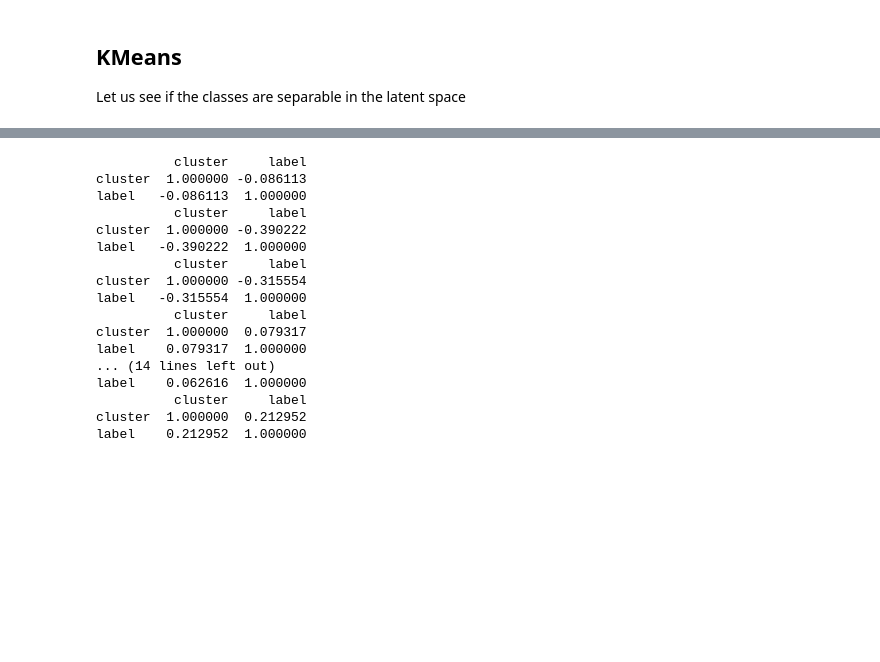
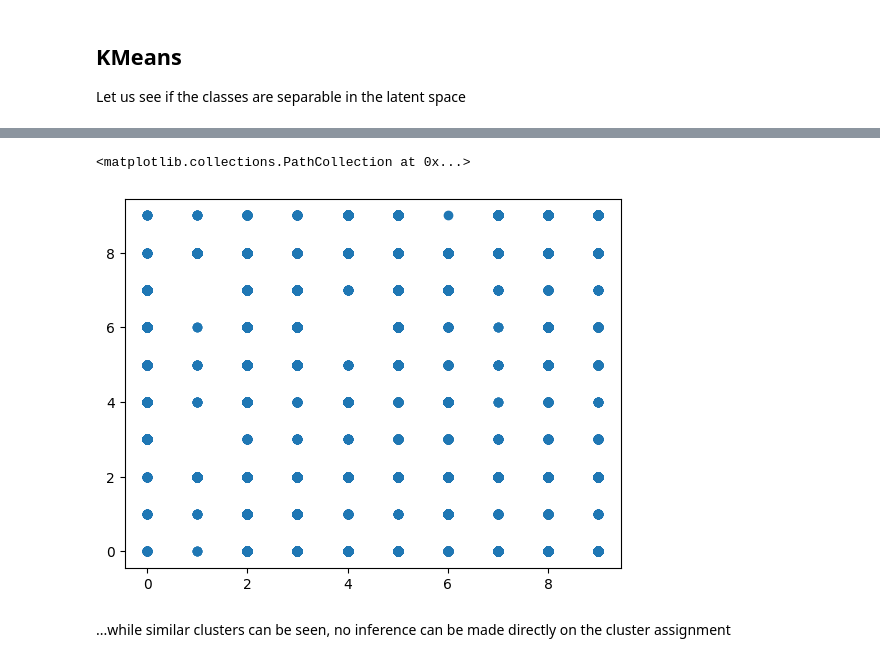
Before and after one commit to Veikko-Saikkonen/aalto-machine-learning, a Jupyter notebook: notebook.ipynb, the cells around one changed output, grey strips where cells are left out. Drawn from its saved outputs; the diff is of its cells as text; code cells hidden in the pictures; blank space fills up the shorter version.

```diff
--- a/notebook.ipynb
+++ b/notebook.ipynb
@@ -696,21 +686,7 @@ for i in range(10):
-# %%
-for i in range(0,10):
-    print(pd.DataFrame({"cluster": (cluster_labels + i) % 10 , "label": y_train}).corr())
-# %% [output]
-          cluster     label
-cluster  1.000000 -0.086113
-label   -0.086113  1.000000
-          cluster     label
-cluster  1.000000 -0.390222
-label   -0.390222  1.000000
-          cluster     label
-cluster  1.000000 -0.315554
-label   -0.315554  1.000000
-          cluster     label
-cluster  1.000000  0.079317
-label    0.079317  1.000000
-... (14 lines left out)
-label    0.062616  1.000000
-          cluster     label
-cluster  1.000000  0.212952
-label    0.212952  1.000000
+# %%
+plt.scatter(y_train, cluster_labels)
+# %% [output]
+<matplotlib.collections.PathCollection at 0x...>
+[figure, added]
+# %% [markdown]
+...while similar clusters can be seen, no inference can be made directly on the cluster assignment
```
Also changed, not shown: parts of 7 cells of this notebook.
